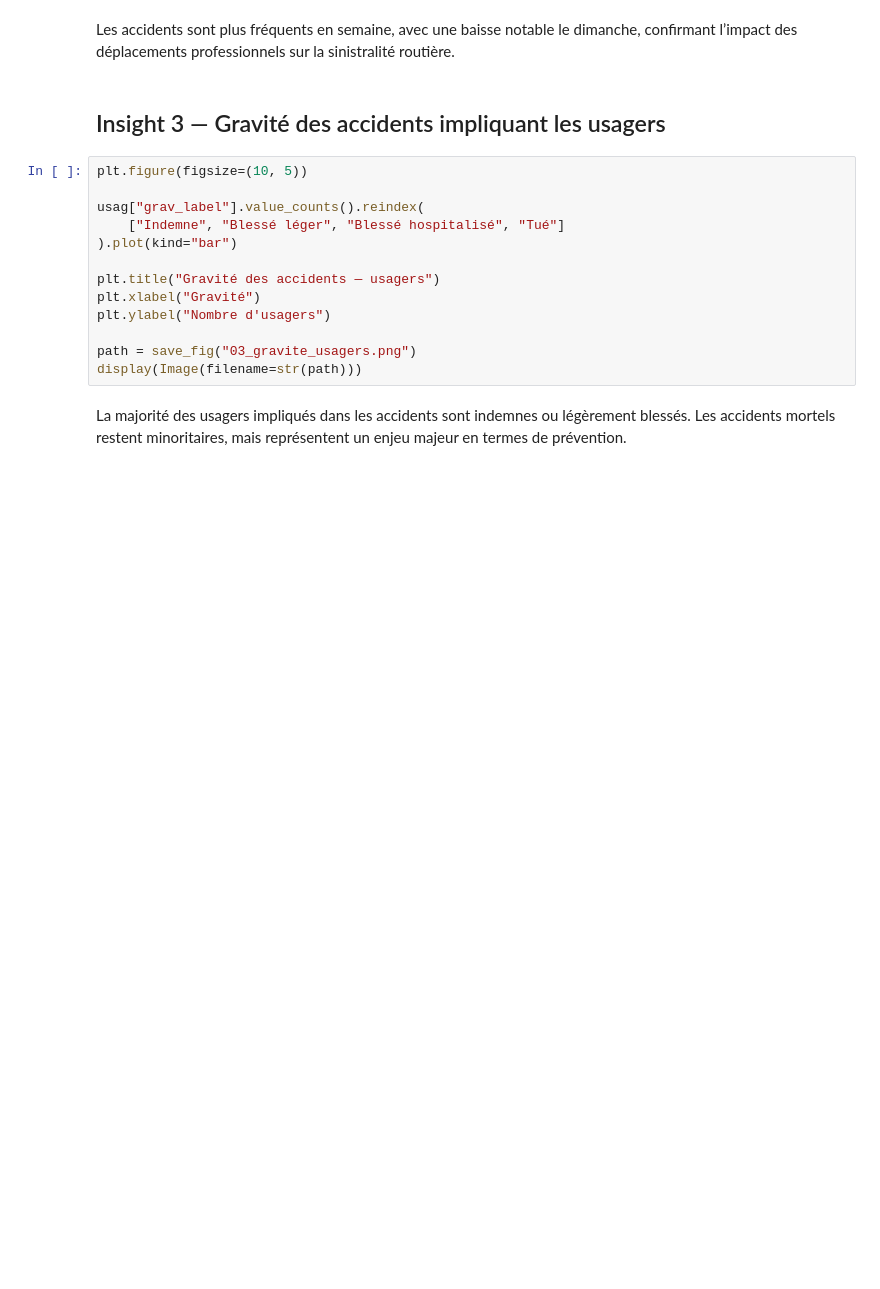
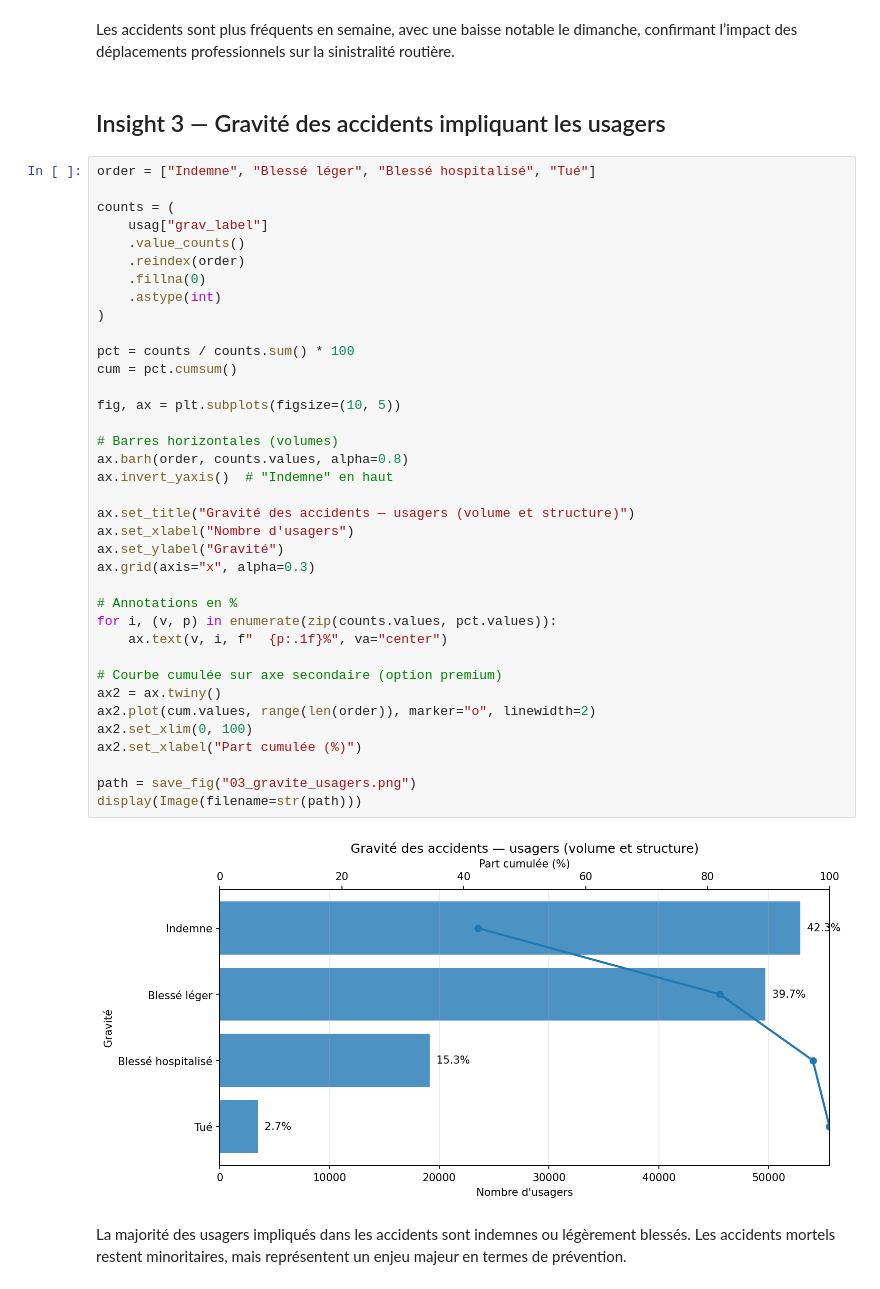
Before and after one commit to hannae-carpin/accidents-france-baac, a Jupyter notebook: notebooks/02_insights.ipynb, the cells around one changed output. Drawn from its saved outputs; the diff is of its cells as text; blank space fills up the shorter version.

```diff
--- a/notebooks/02_insights.ipynb
+++ b/notebooks/02_insights.ipynb
@@ -70,19 +92,45 @@ display(Image(filename=str(path)))
 Les accidents sont plus fréquents en semaine, avec une baisse notable le dimanche, confirmant l’impact des déplacements professionnels sur la sinistralité routière.
 # %% [markdown]
 ## Insight 3 — Gravité des accidents impliquant les usagers
-# %%
-plt.figure(figsize=(10, 5))
-
-usag["grav_label"].value_counts().reindex(
-    ["Indemne", "Blessé léger", "Blessé hospitalisé", "Tué"]
-).plot(kind="bar")
-
-plt.title("Gravité des accidents — usagers")
-plt.xlabel("Gravité")
-plt.ylabel("Nombre d'usagers")
-
-path = save_fig("03_gravite_usagers.png")
-display(Image(filename=str(path)))
+# %%
+order = ["Indemne", "Blessé léger", "Blessé hospitalisé", "Tué"]
+
+counts = (
+    usag["grav_label"]
+    .value_counts()
+    .reindex(order)
+    .fillna(0)
+    .astype(int)
+)
+
+pct = counts / counts.sum() * 100
+cum = pct.cumsum()
+
+fig, ax = plt.subplots(figsize=(10, 5))
+
+# Barres horizontales (volumes)
+ax.barh(order, counts.values, alpha=0.8)
+ax.invert_yaxis()  # "Indemne" en haut
+
+ax.set_title("Gravité des accidents — usagers (volume et structure)")
+ax.set_xlabel("Nombre d'usagers")
+ax.set_ylabel("Gravité")
+ax.grid(axis="x", alpha=0.3)
+
+# Annotations en %
+for i, (v, p) in enumerate(zip(counts.values, pct.values)):
+    ax.text(v, i, f"  {p:.1f}%", va="center")
+
+# Courbe cumulée sur axe secondaire (option premium)
+ax2 = ax.twiny()
+ax2.plot(cum.values, range(len(order)), marker="o", linewidth=2)
+ax2.set_xlim(0, 100)
+ax2.set_xlabel("Part cumulée (%)")
+
+path = save_fig("03_gravite_usagers.png")
+display(Image(filename=str(path)))
+# %% [output]
+[figure, added]
 # %% [markdown]
 La majorité des usagers impliqués dans les accidents sont indemnes ou légèrement blessés.
 Les accidents mortels restent minoritaires, mais représentent un enjeu majeur en termes de prévention.
```
Also changed, not shown: parts of 11 cells of this notebook, 6 other files.
